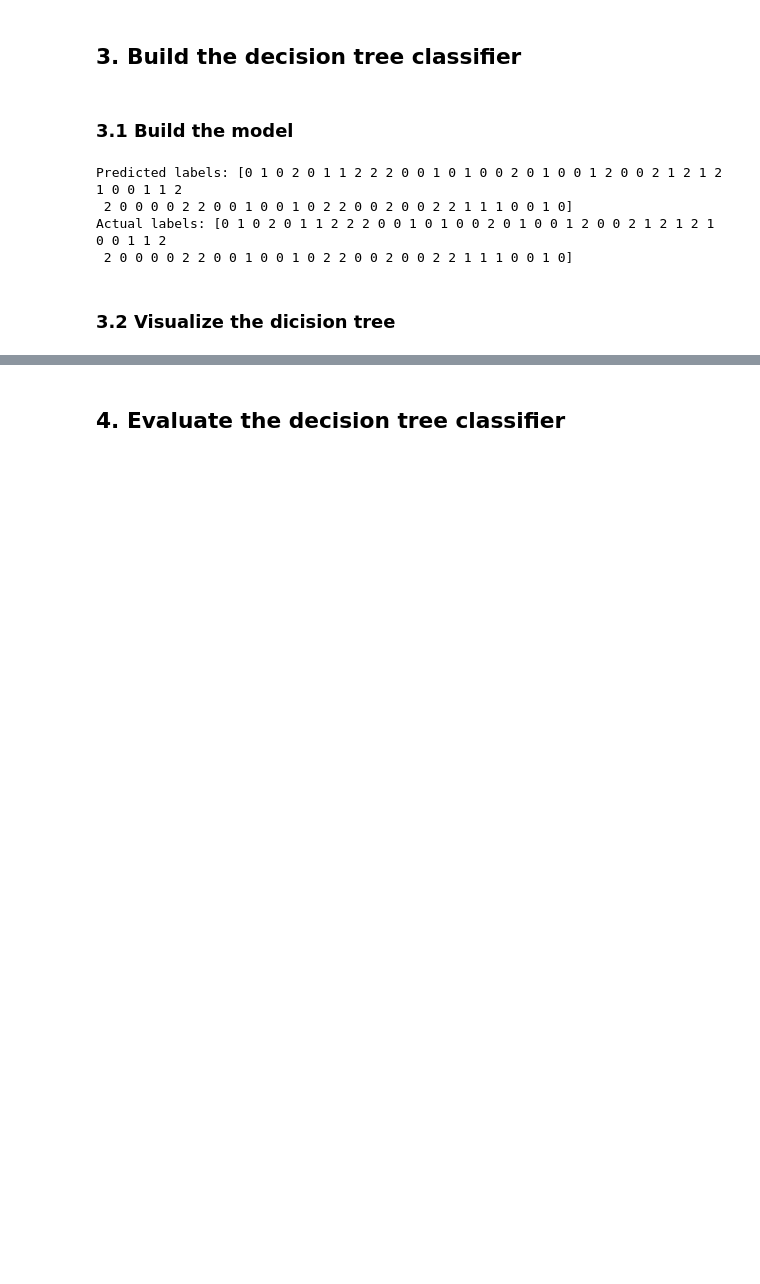
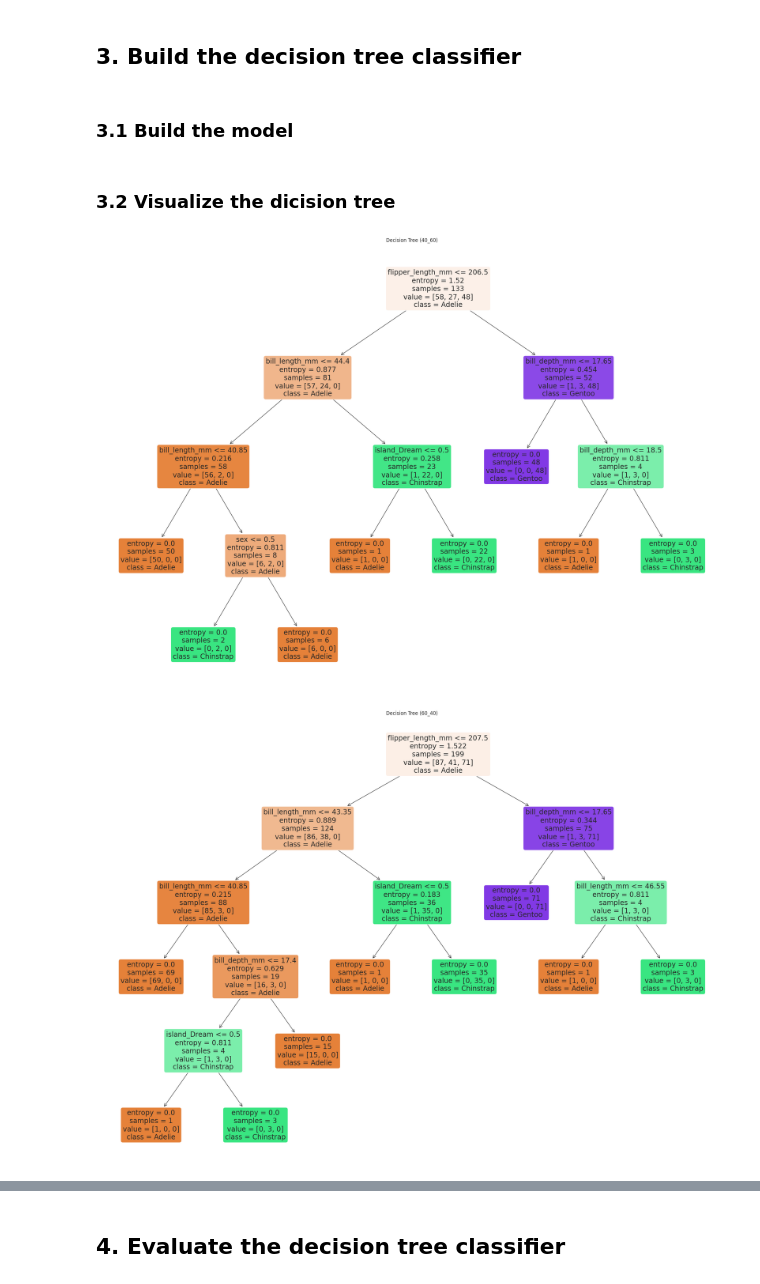
Before and after one commit to pqkkkkk/DecisionTree, a Jupyter notebook: penguins.ipynb, the cells around one changed output, grey strips where cells are left out. Cells and saved outputs as stored; diff of their text form; code cells hidden in the pictures; blank space fills up the shorter version.

```diff
--- a/penguins.ipynb
+++ b/penguins.ipynb
@@ -17,41 +77,60 @@ feature_train, label_train, feature_test, label_test = prepare_dataset_v2(data,
 # %%
 from sklearn.tree import DecisionTreeClassifier
 
-clf = DecisionTreeClassifier(criterion="entropy", random_state=42, max_depth=4)
+clfs = {}
+label_preds = {}
 
-clf.fit(feature_train, label_train)
+for idx, ratio in enumerate(ratios):
+    feature_train, label_train, feature_test, label_test = subsets[idx]
 
-label_pred = clf.predict(feature_test)
-print("Predicted labels:", label_pred)
-print("Actual labels:", label_test)
+    clf = DecisionTreeClassifier(criterion="entropy", random_state=42, max_depth=None)
+    clf.fit(feature_train, label_train)
+
+    y_pred = clf.predict(feature_test)
+
+    clfs[ratio] = clf
+    label_preds[ratio] = y_pred
-# %% [output]
-Predicted labels: [0 1 0 2 0 1 1 2 2 2 0 0 1 0 1 0 0 2 0 1 0 0 1 2 0 0 2 1 2 1 2 1 0 0 1 1 2
- 2 0 0 0 0 2 2 0 0 1 0 0 1 0 2 2 0 0 2 0 0 2 2 1 1 1 0 0 1 0]
-Actual labels: [0 1 0 2 0 1 1 2 2 2 0 0 1 0 1 0 0 2 0 1 0 0 1 2 0 0 2 1 2 1 2 1 0 0 1 1 2
- 2 0 0 0 0 2 2 0 0 1 0 0 1 0 2 2 0 0 2 0 0 2 2 1 1 1 0 0 1 0]
 # %% [markdown]
 ### 3.2 Visualize the dicision tree
 # %%
-# import graphviz
-# from sklearn import tree
-# import os
-# dot_data = tree.export_graphviz(clf, out_file=None,
-#                                  feature_names=[str(i) for i in range(feature_train.shape[1])],
-#                                     class_names=[str(i) for i in np.unique(label_train)],
-#                                     filled=True, rounded=True,
-#                                     special_characters=True)
-
-# graph = graphviz.Source(dot_data)
-# directory = os.getcwd()
-# graph.render(filename=os.path.join(directory, 'heart_disease_tree'), format='png', cleanup=True)
-# print("Decision tree visualization saved as 'heart_disease_tree.png'")
-
+import graphviz
+from sklearn import tree
+import os
 import matplotlib.pyplot as plt
 from sklearn.tree import plot_tree
 
-plt.figure(figsize=(20,10))
-plot_tree(clf,
-          feature_names=[str(i) for i in range(feature_train.shape[1])],
-          class_names=[str(i) for i in np.unique(label_train)],
-          filled=True, rounded=True)
+outputRatio_dir = os.path.join(os.getcwd(), "png", "penguins", "ratio")
+os.makedirs(outputRatio_dir, exist_ok=True)
+
+for ratio, clf in clfs.items():
+    ratio_str = f"{int(ratio*100)}_{int((1 - ratio)*100)}"
+
+    plt.figure(figsize=(28, 20))
+    plot_tree(
+        clf,
+        feature_names=X.columns.tolist(),
+        class_names=['Adelie', 'Chinstrap', 'Gentoo'],
+        filled=True,
+        rounded=True
+    )
+    plt.title(f"Decision Tree ({ratio_str})")
+
+    dot_data = tree.export_graphviz(
+        clf,
+        out_file=None,
+        feature_names=X.columns.tolist(),
+        class_names=[str(cls) for cls in le_species.classes_],
+        filled=True,
+        rounded=True,
+        special_characters=True
+    )
+
+    graph = graphviz.Source(dot_data)
+    name_ratio = f"penguins_tree_{ratio_str}"
+    graph.render(filename=os.path.join(outputRatio_dir, name_ratio), format='png', cleanup=True)
+
+plt.tight_layout()
 plt.show()
+# %% [output]
+[figure, added]
+[figure, added]
```
Also changed, not shown: parts of 15 cells of this notebook, 2 other files.
